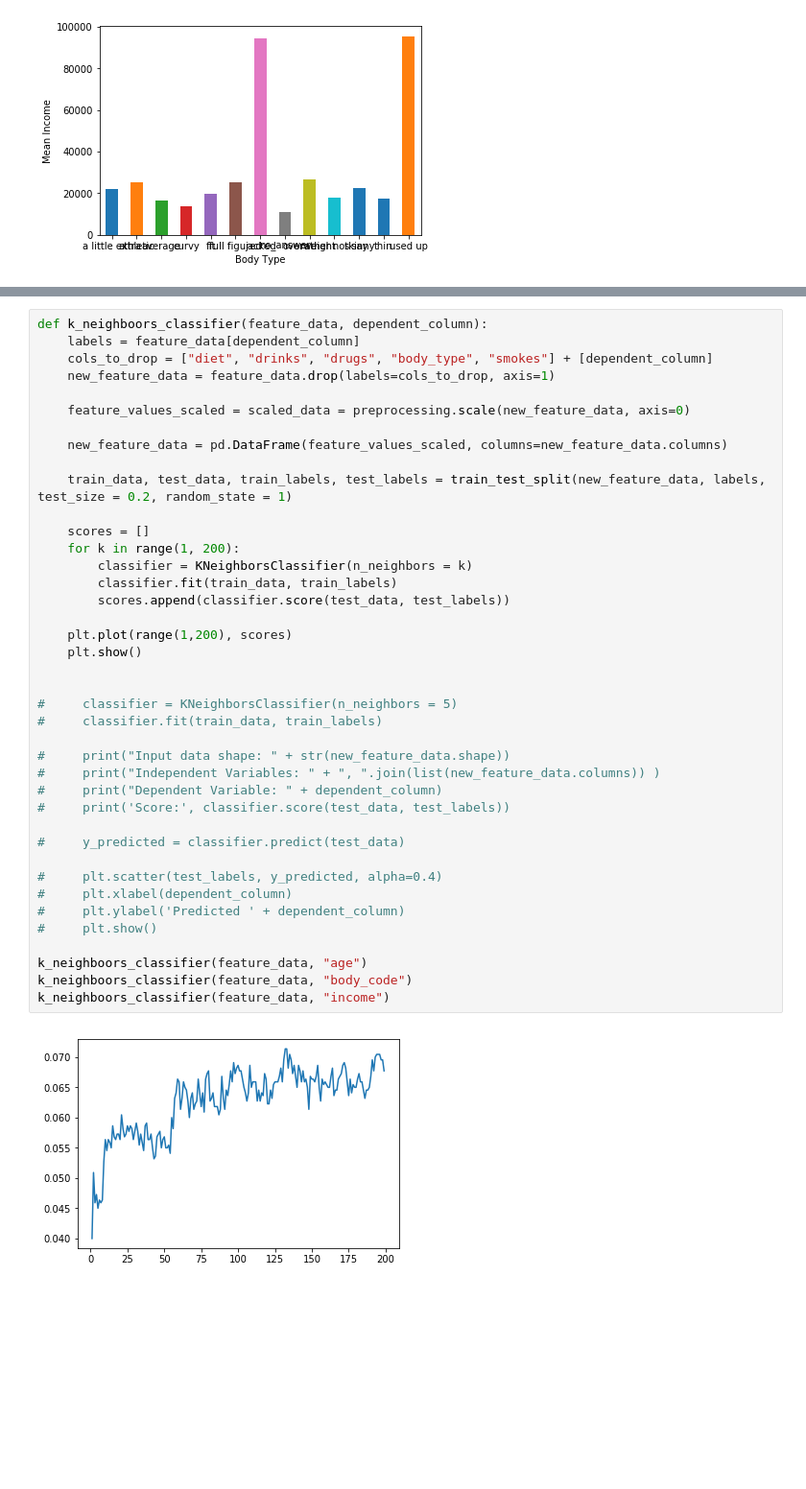
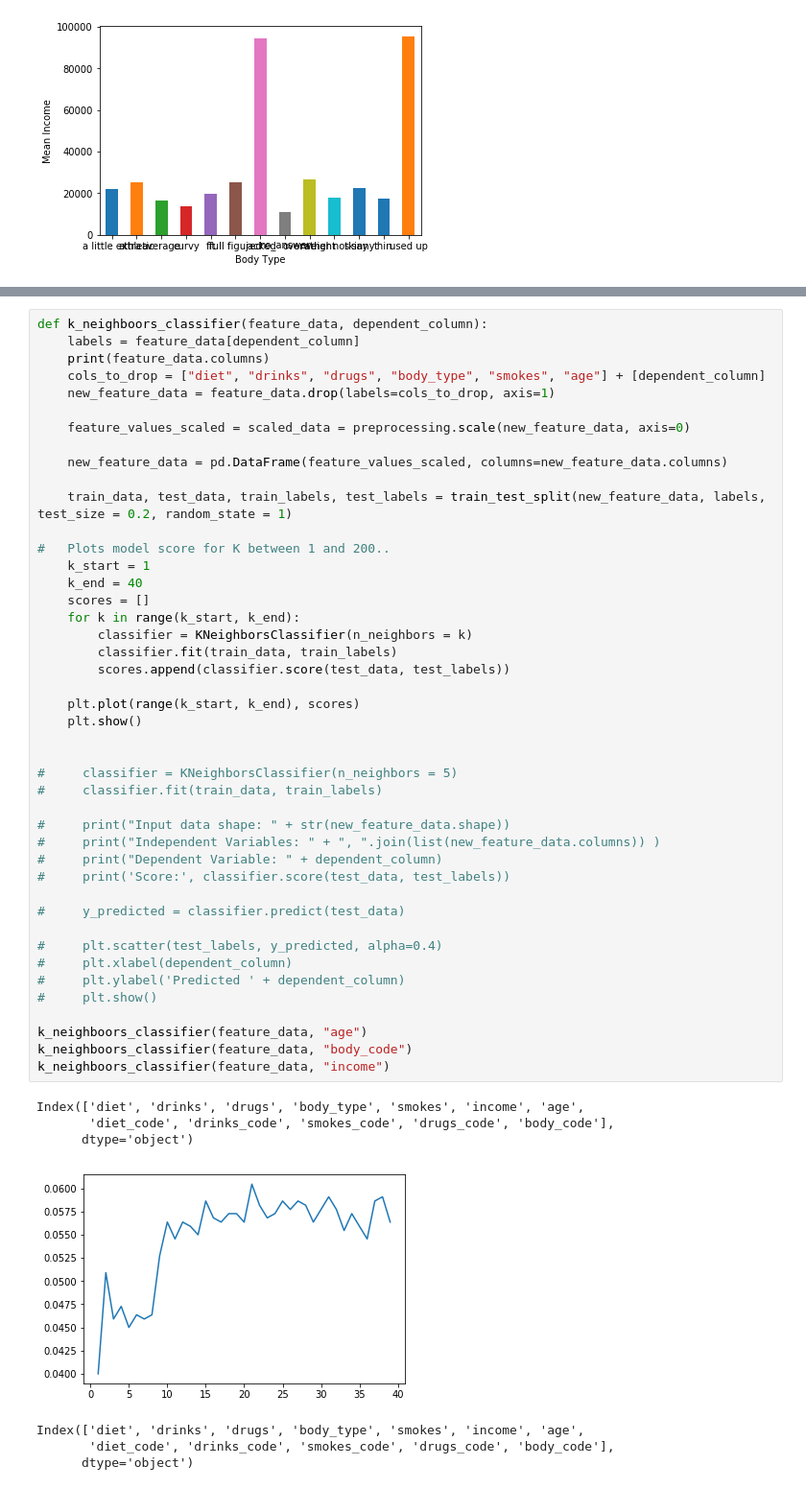
Before and after one commit to iamliamc/ca_machine_learning, a Jupyter notebook: ca_capstone.ipynb, the cells around one changed output, grey strips where cells are left out. Shown: that part at 96% size. Drawn from its saved outputs; the diff is of its cells as text; blank space fills up the shorter version.

```diff
--- a/ca_capstone.ipynb
+++ b/ca_capstone.ipynb
@@ -261,7 +313,8 @@ Score: -0.12408599179904178
 # %%
 def k_neighboors_classifier(feature_data, dependent_column):
     labels = feature_data[dependent_column]
-    cols_to_drop = ["diet", "drinks", "drugs", "body_type", "smokes"] + [dependent_column]
+    print(feature_data.columns)
+    cols_to_drop = ["diet", "drinks", "drugs", "body_type", "smokes", "age"] + [dependent_column]
     new_feature_data = feature_data.drop(labels=cols_to_drop, axis=1)
 
     feature_values_scaled = scaled_data = preprocessing.scale(new_feature_data, axis=0)
@@ -270,33 +323,42 @@ def k_neighboors_classifier(feature_data, dependent_column):
 
     train_data, test_data, train_labels, test_labels = train_test_split(new_feature_data, labels, test_size = 0.2, random_state = 1)
 
+#   Plots model score for K between 1 and 200..
+    k_start = 1
+    k_end = 40
     scores = []
-    for k in range(1, 200):
+    for k in range(k_start, k_end):
         classifier = KNeighborsClassifier(n_neighbors = k)
         classifier.fit(train_data, train_labels)
         scores.append(classifier.score(test_data, test_labels))
 
-    plt.plot(range(1,200), scores)
+    plt.plot(range(k_start, k_end), scores)
     plt.show()
 
 
 #     classifier = KNeighborsClassifier(n_neighbors = 5)
 #     classifier.fit(train_data, train_labels)
 
 #     print("Input data shape: " + str(new_feature_data.shape))
 #     print("Independent Variables: " + ", ".join(list(new_feature_data.columns)) )
 #     print("Dependent Variable: " + dependent_column)
 #     print('Score:', classifier.score(test_data, test_labels))
 
 #     y_predicted = classifier.predict(test_data)
 
 #     plt.scatter(test_labels, y_predicted, alpha=0.4)
 #     plt.xlabel(dependent_column)
 #     plt.ylabel('Predicted ' + dependent_column)
 #     plt.show()
 
 k_neighboors_classifier(feature_data, "age")
 k_neighboors_classifier(feature_data, "body_code")
 k_neighboors_classifier(feature_data, "income")
 # %% [output]
+Index(['diet', 'drinks', 'drugs', 'body_type', 'smokes', 'income', 'age',
+       'diet_code', 'drinks_code', 'smokes_code', 'drugs_code', 'body_code'],
+      dtype='object')
-[figure, old version]
+[figure, new version]
+Index(['diet', 'drinks', 'drugs', 'body_type', 'smokes', 'income', 'age',
+       'diet_code', 'drinks_code', 'smokes_code', 'drugs_code', 'body_code'],
+      dtype='object')
```
Also changed, not shown: parts of 7 cells of this notebook.
